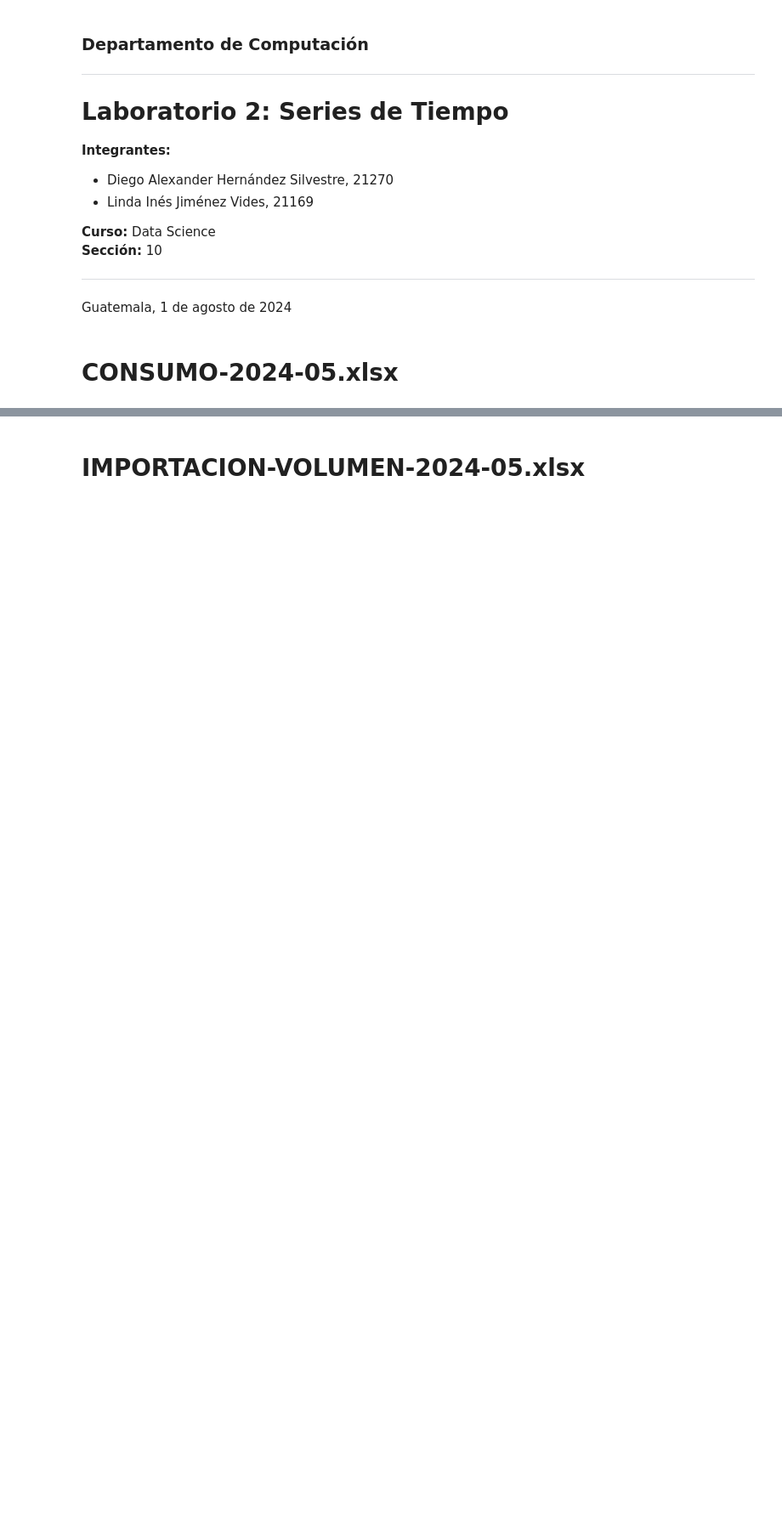
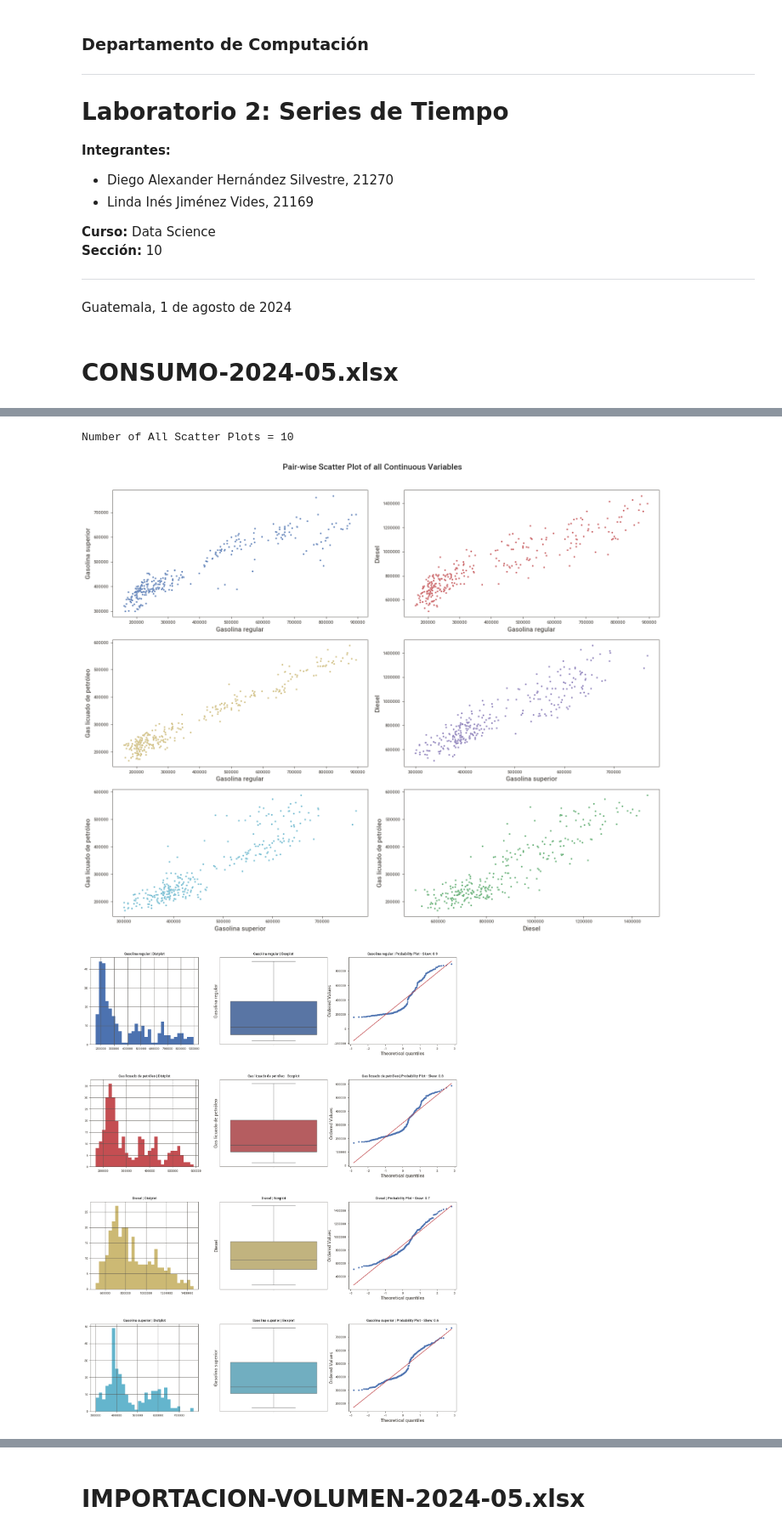
Before and after one commit to Dahernandezsilve/Lab02_Data-Science, a Jupyter notebook: Lab02.ipynb, the cells around one changed output, grey strips where cells are left out. Shown at 85% size. Cells and saved outputs as stored; diff of their text form; code cells hidden in the pictures; blank space fills up the shorter version.

```diff
--- a/Lab02.ipynb
+++ b/Lab02.ipynb
@@ -70,0 +61,4 @@ dataConsumo
+# %%
+dataConsumo = dataConsumo[['Fecha', 'Gasolina regular', 'Gasolina superior', 'Diesel', 'Gas licuado de petróleo']]
+dataConsumo['Fecha'] = pd.to_datetime(dataConsumo['Fecha'])
+dataConsumo.head()
@@ -70,0 +83,6 @@ dataConsumo
+# %%
+csvPath = 'Consumo/dataConsumo.csv'
+dataConsumo.to_csv(csvPath, index=False)
+AV = AutoViz_Class()
+AV.AutoViz(csvPath)
+# %% [output]
@@ -70,0 +112,3 @@ dataConsumo
+Number of All Scatter Plots = 10
+[figure, added]
+[figure, added]
```
Also changed, not shown: parts of 13 cells of this notebook, 4 other files.
